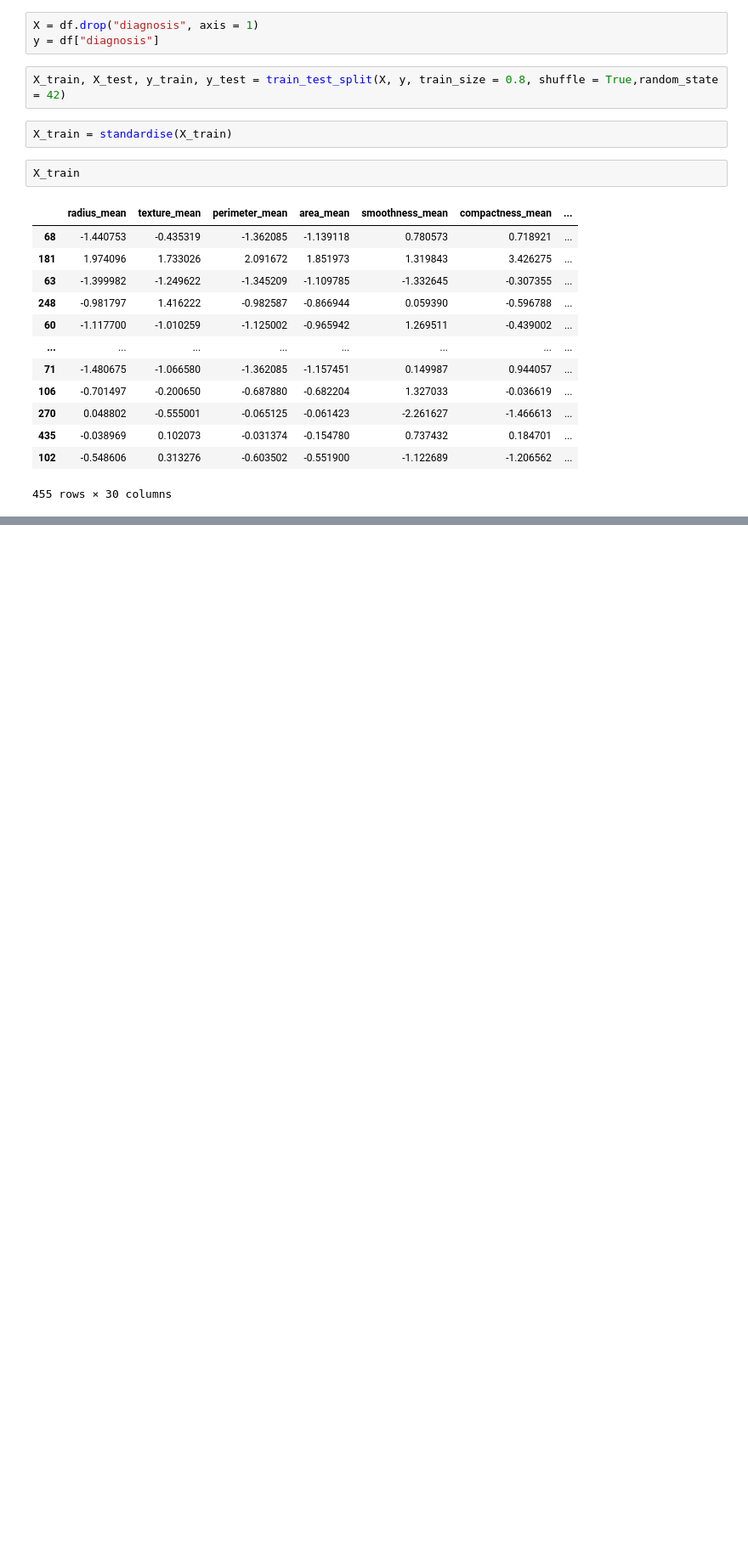
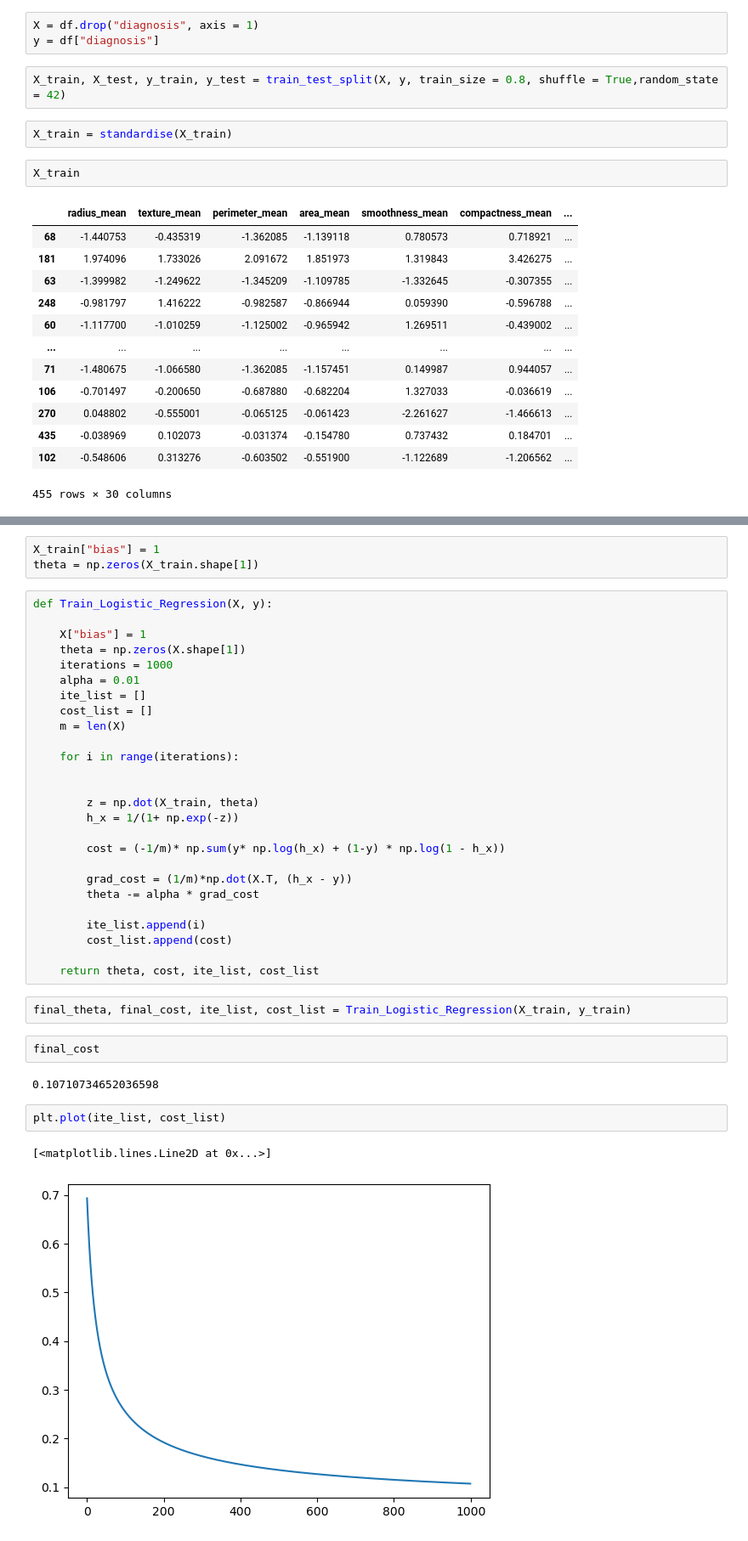
Before and after one commit to Harshan-Kurapati/BreastCancer, a Jupyter notebook: BreastCancer.ipynb, the cells around one changed output, grey strips where cells are left out. Shown at 85% size. Cells and saved outputs as stored; diff of their text form; blank space fills up the shorter version.

Commit message:
Implemented Logistic Regression

```diff
--- a/BreastCancer.ipynb
+++ b/BreastCancer.ipynb
@@ -106,0 +109,40 @@ X_train
+# %%
+X_train["bias"] = 1
+theta = np.zeros(X_train.shape[1])
+# %%
+def Train_Logistic_Regression(X, y):
+
+    X["bias"] = 1
+    theta = np.zeros(X.shape[1])
+    iterations = 1000
+    alpha = 0.01
+    ite_list = []
+    cost_list = []
+    m = len(X)
+
+    for i in range(iterations):
+
+
+        z = np.dot(X_train, theta)
+        h_x = 1/(1+ np.exp(-z))
+
+        cost = (-1/m)* np.sum(y* np.log(h_x) + (1-y) * np.log(1 - h_x))
+
+        grad_cost = (1/m)*np.dot(X.T, (h_x - y))
+        theta -= alpha * grad_cost
+
+        ite_list.append(i)
+        cost_list.append(cost)
+
+    return theta, cost, ite_list, cost_list
+# %%
+final_theta, final_cost, ite_list, cost_list = Train_Logistic_Regression(X_train, y_train)
+# %%
+final_cost
+# %% [output]
+0.10710734652036598
+# %%
+plt.plot(ite_list, cost_list)
+# %% [output]
+[<matplotlib.lines.Line2D at 0x...>]
+[figure, added]
```
Also changed, not shown: parts of 2 cells of this notebook.
